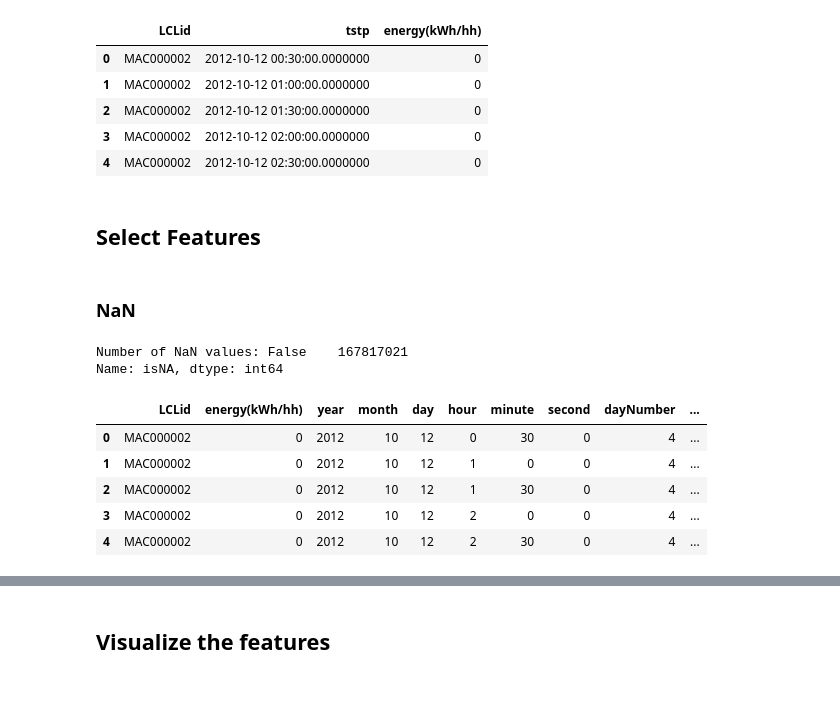
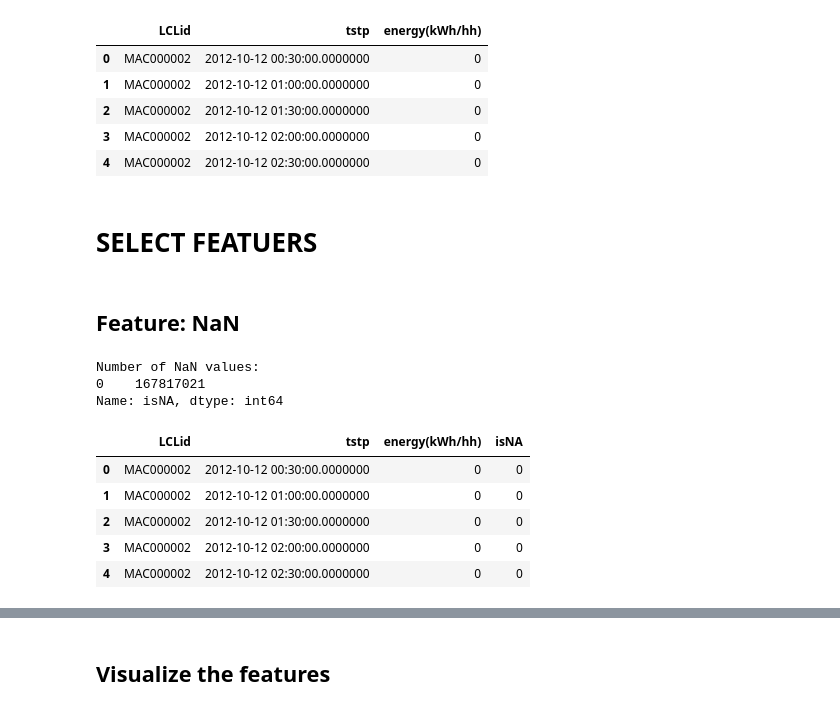
Before and after one commit to brepowell/EnergyConsumption, a Jupyter notebook: LondonDataFeatureEngineering.ipynb, the cells around one changed output, grey strips where cells are left out. Cells and saved outputs as stored; diff of their text form; code cells hidden in the pictures.

```diff
--- a/LondonDataFeatureEngineering.ipynb
+++ b/LondonDataFeatureEngineering.ipynb
@@ -69,7 +69,7 @@ londonData.head()
 | 2 | MAC000002 | 2012-10-12 01:30:00.0000000 | 0 |
 | 3 | MAC000002 | 2012-10-12 02:00:00.0000000 | 0 |
 | 4 | MAC000002 | 2012-10-12 02:30:00.0000000 | 0 |
-# %% [markdown]
-## Select Features
+# %% [markdown]
+# SELECT FEATUERS
 # %%
 # What features do I want?
@@ -81,18 +81,19 @@ londonData.head()
 # Weather Features - add later to see if improves
 # %% [markdown]
-### NaN
+## Feature: NaN
 # %%
 import pandas as pd
 
-londonData["isNA"] = londonData["energy(kWh/hh)"].isna()
-print("Number of NaN values: \n{}".format(londonData["isNA"].value_counts()))
+londonData["isNA"] = londonData["energy(kWh/hh)"].isna().astype(int)
+print("Number of NaN values: \n{}".format(londonData["isNA"].value_counts(dropna=False)))
 londonData.head()
 # %% [output]
-Number of NaN values: False    167817021
+Number of NaN values:
+0    167817021
 Name: isNA, dtype: int64
-|  | LCLid | energy(kWh/hh) | year | month | day | hour | minute | second | dayNumber | ... |
-| 0 | MAC000002 | 0 | 2012 | 10 | 12 | 0 | 30 | 0 | 4 | ... |
-| 1 | MAC000002 | 0 | 2012 | 10 | 12 | 1 | 0 | 0 | 4 | ... |
-| 2 | MAC000002 | 0 | 2012 | 10 | 12 | 1 | 30 | 0 | 4 | ... |
-| 3 | MAC000002 | 0 | 2012 | 10 | 12 | 2 | 0 | 0 | 4 | ... |
-| 4 | MAC000002 | 0 | 2012 | 10 | 12 | 2 | 30 | 0 | 4 | ... |
+|  | LCLid | tstp | energy(kWh/hh) | isNA |
+| 0 | MAC000002 | 2012-10-12 00:30:00.0000000 | 0 | 0 |
+| 1 | MAC000002 | 2012-10-12 01:00:00.0000000 | 0 | 0 |
+| 2 | MAC000002 | 2012-10-12 01:30:00.0000000 | 0 | 0 |
+| 3 | MAC000002 | 2012-10-12 02:00:00.0000000 | 0 | 0 |
+| 4 | MAC000002 | 2012-10-12 02:30:00.0000000 | 0 | 0 |
```
Also changed, not shown: parts of 25 cells of this notebook, 2 other files.
